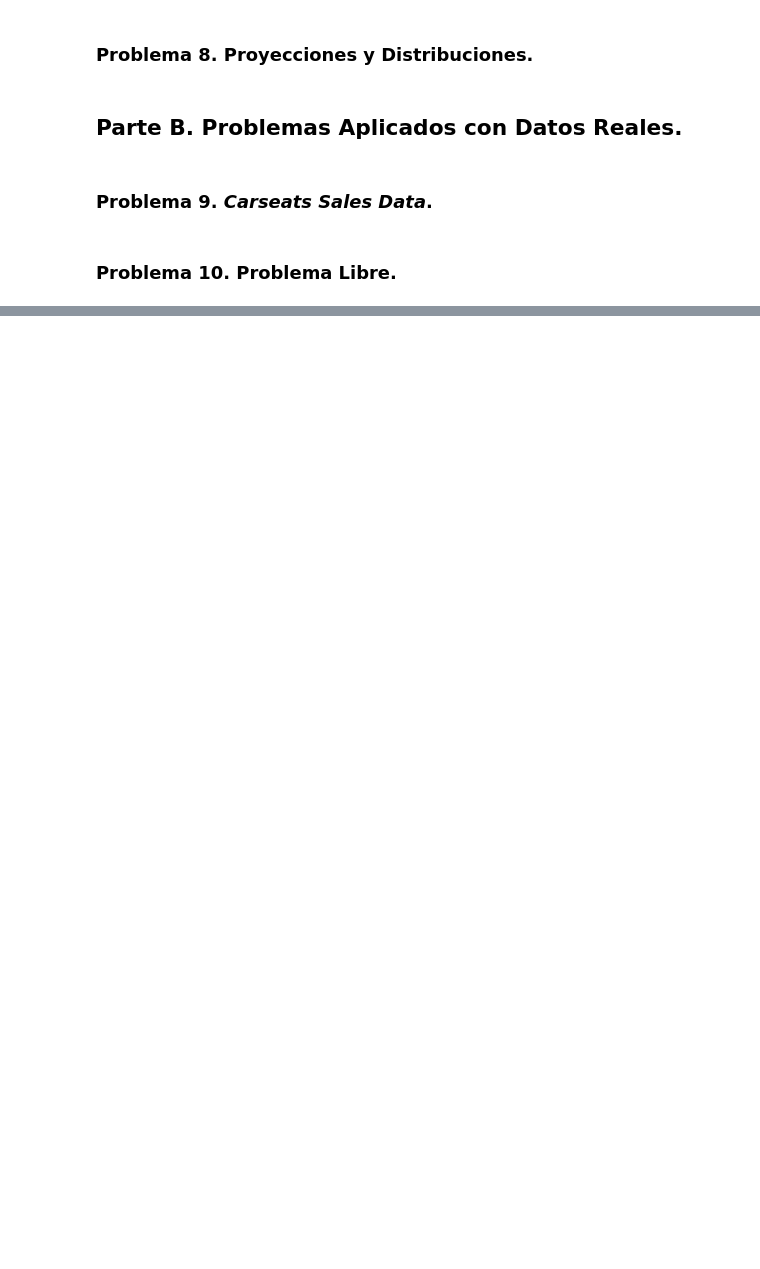
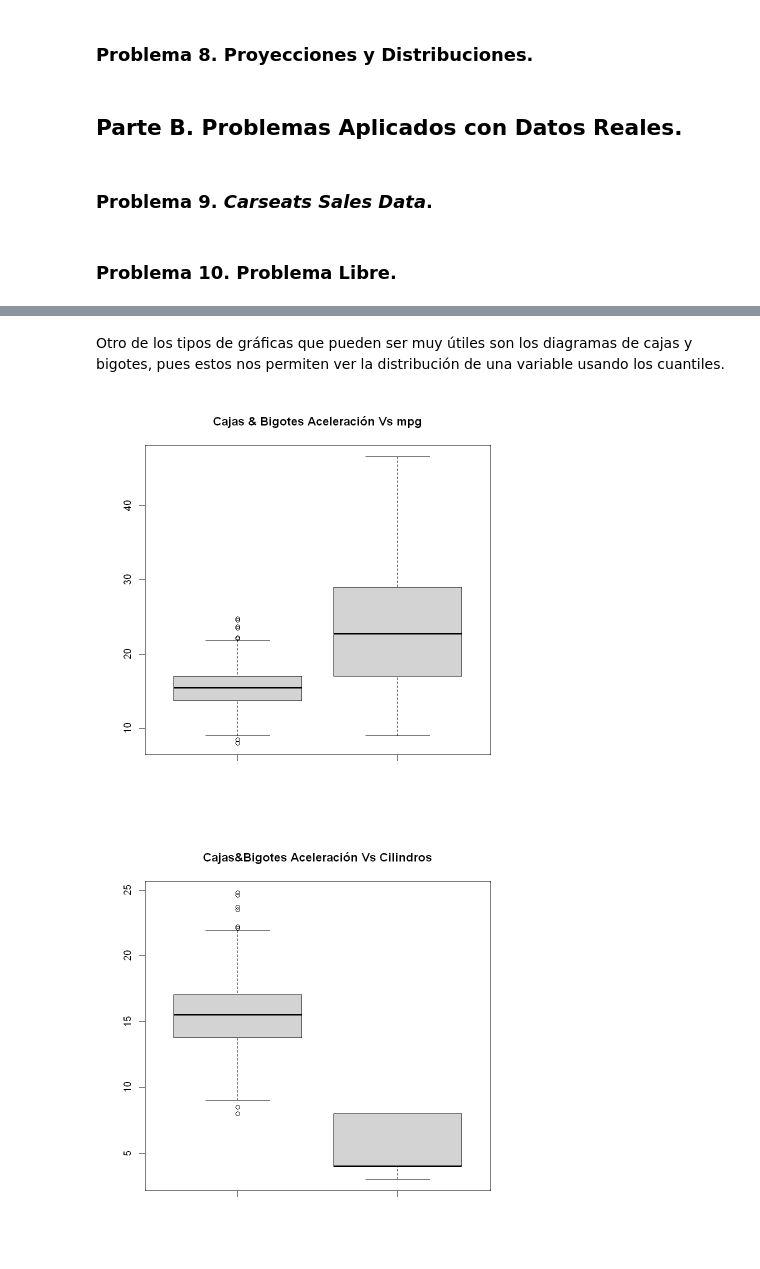
Before and after one commit to MantiMantilla/MEL-2022-2, a Jupyter notebook: Tareas/Tarea 1/Tarea 1.ipynb, the cells around one changed output, grey strips where cells are left out. Drawn from its saved outputs; the diff is of its cells as text; code cells hidden in the pictures; blank space fills up the shorter version.

```diff
--- a/Tareas/Tarea 1/Tarea 1.ipynb
+++ b/Tareas/Tarea 1/Tarea 1.ipynb
@@ -623,0 +861,13 @@ $$
+# %% [markdown]
+Otro de los tipos de gráficas que pueden ser muy útiles son los diagramas de cajas y bigotes, pues estos nos permiten ver la distribución de una variable usando los cuantiles.
+# %%
+#Diagramas de cajas y bigotes
+Cajas_y_Bigotes1=boxplot(y,x1, main="Cajas & Bigotes Aceleración Vs mpg")
+Cajas_y_Bigotes2=boxplot(y,x2, main="Cajas&Bigotes Aceleración Vs Cilindros")
+Cajas_y_Bigotes3=boxplot(y,x3, main="Cajas&Bigotes Aceleración Vs Desplazamiento")
+Cajas_y_Bigotes4=boxplot(y,x4, main="Cajas&Bigotes Aceleración Vs Caballos de fuerza")
+Cajas_y_Bigotes5=boxplot(y,x5, main="Cajas&Bigotes Aceleración Vs Peso")
+Cajas_y_Bigotes6=boxplot(y,x6, main="Cajas&Bigotes Aceleración Vs Año")
+# %% [output]
+[figure, added]
+[figure, added]
```
Also changed, not shown: parts of 52 cells of this notebook.
